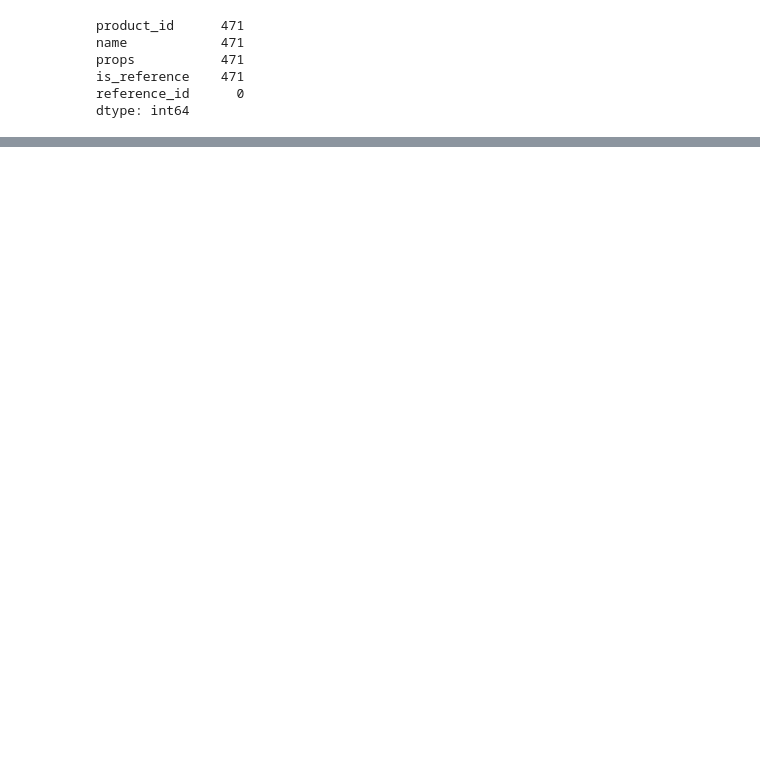
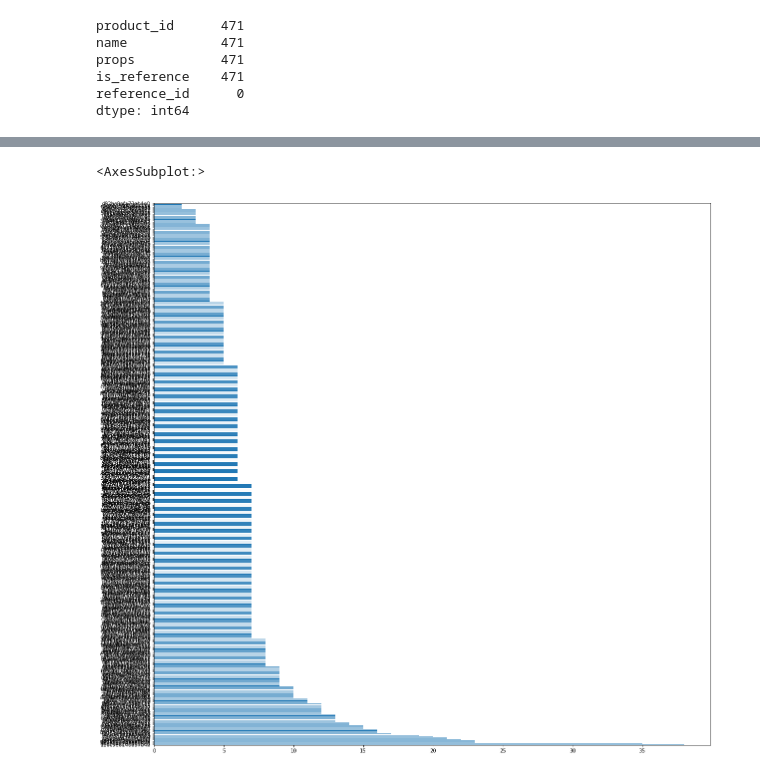
Before and after one commit to andreyshishkov/agora_hack_team_project, a Jupyter notebook: Sandbox.ipynb, the cells around one changed output, grey strips where cells are left out. Cells and saved outputs as stored; diff of their text form; code cells hidden in the pictures; blank space fills up the shorter version.

```diff
--- a/Sandbox.ipynb
+++ b/Sandbox.ipynb
@@ -5,5 +25,5 @@ import json
 # %%
-with open('D:/AgoraHack/agora_hack_products/agora_hack_products.json', encoding='utf-8') as f:
+with open('D:/AgoraHack/agorahack-case1-team0/agora_hack_products/agora_hack_products.json', encoding='utf-8') as f:
    prdct = json.load(f)
 # %%
 prdct[0]
@@ -57,0 +76,2 @@ prdct_2 = df[df['is_reference'] == False]
+# %%
+df.loc[(df['is_reference'] == True),'reference_id'] = df['product_id']
@@ -57,0 +85,5 @@ prdct_2 = df[df['is_reference'] == False]
+# %%
+df['reference_id'].value_counts().plot(kind = 'barh', figsize = (20, 20))
+# %% [output]
+<AxesSubplot:>
+[figure, added]
```
Also changed, not shown: parts of 70 cells of this notebook, 5 other files.
